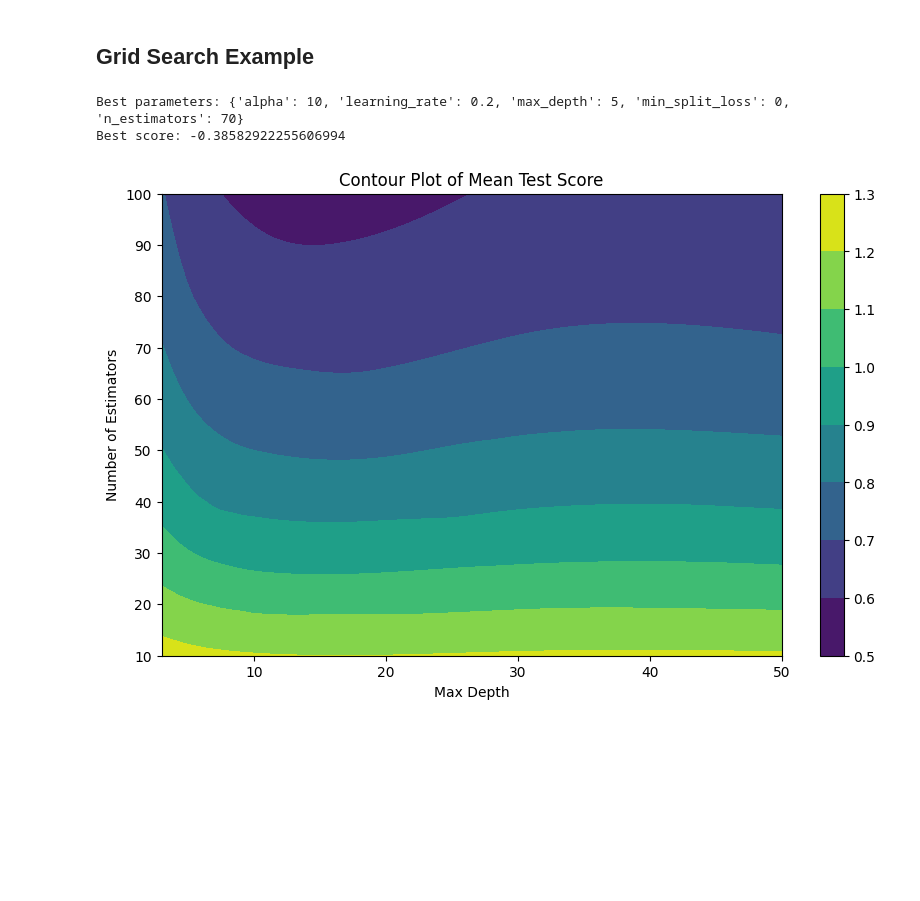
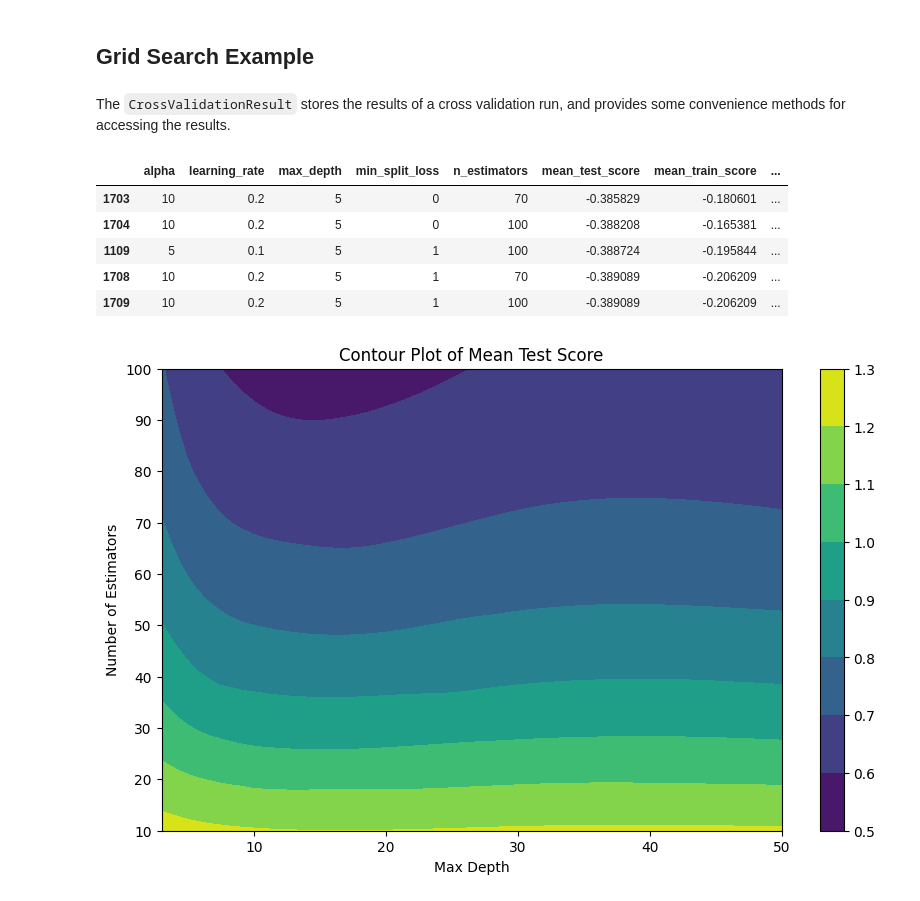
Before and after one commit to YimingZhang07/quantbullet, a Jupyter notebook: docs/model_selection/xgboost_prod.ipynb, the cells around one changed output. Saved outputs shown, nothing was run; the diff lists cells and outputs as text; code cells hidden in the pictures; blank space fills up the shorter version.

```diff
--- a/docs/model_selection/xgboost_prod.ipynb
+++ b/docs/model_selection/xgboost_prod.ipynb
@@ -43,9 +46,13 @@ with open('xgboost_grid_search_9600.pkl', 'rb') as f:
-# %%
-print("Best parameters:", grid_search.best_params_)
-print("Best score:", grid_search.best_score_)
-# %% [output]
-Best parameters: {'alpha': 10, 'learning_rate': 0.2, 'max_depth': 5, 'min_split_loss': 0, 'n_estimators': 70}
-Best score: -0.38582922255606994
+# %% [markdown]
+The `CrossValidationResult` stores the results of a cross validation run, and provides some convenience methods for accessing the results.
 # %%
 df = CrossValidationResult(grid_search.cv_results_).cv_scores_df()
+df.sort_values('mean_test_score', ascending=False).head(5)
+# %% [output]
+|  | alpha | learning_rate | max_depth | min_split_loss | n_estimators | mean_test_score | mean_train_score | ... |
+| 1703 | 10 | 0.2 | 5 | 0 | 70 | -0.385829 | -0.180601 | ... |
+| 1704 | 10 | 0.2 | 5 | 0 | 100 | -0.388208 | -0.165381 | ... |
+| 1109 | 5 | 0.1 | 5 | 1 | 100 | -0.388724 | -0.195844 | ... |
+| 1708 | 10 | 0.2 | 5 | 1 | 70 | -0.389089 | -0.206209 | ... |
+| 1709 | 10 | 0.2 | 5 | 1 | 100 | -0.389089 | -0.206209 | ... |
 # %%
```
Also changed, not shown: parts of 10 cells of this notebook, 10 other files.
